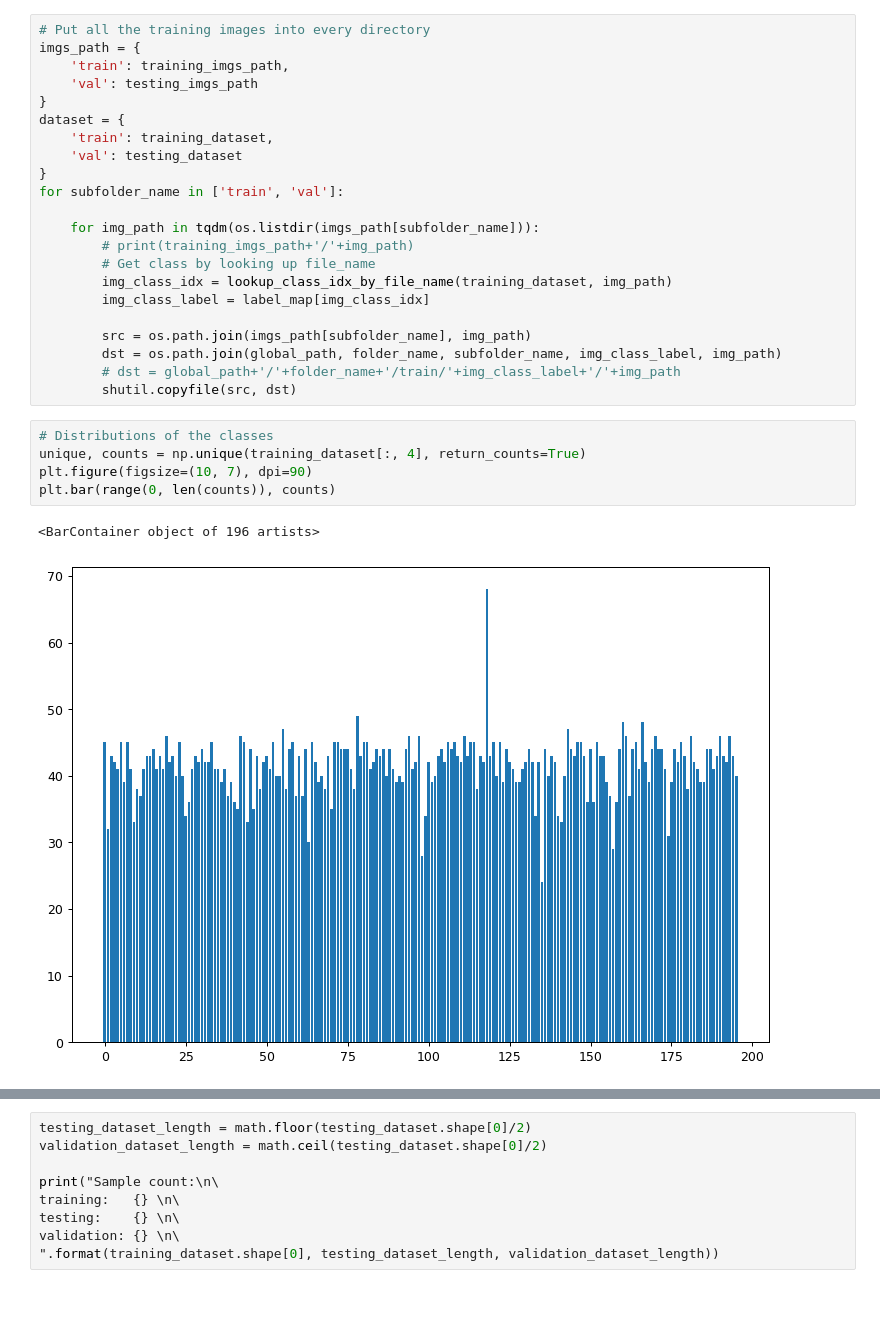
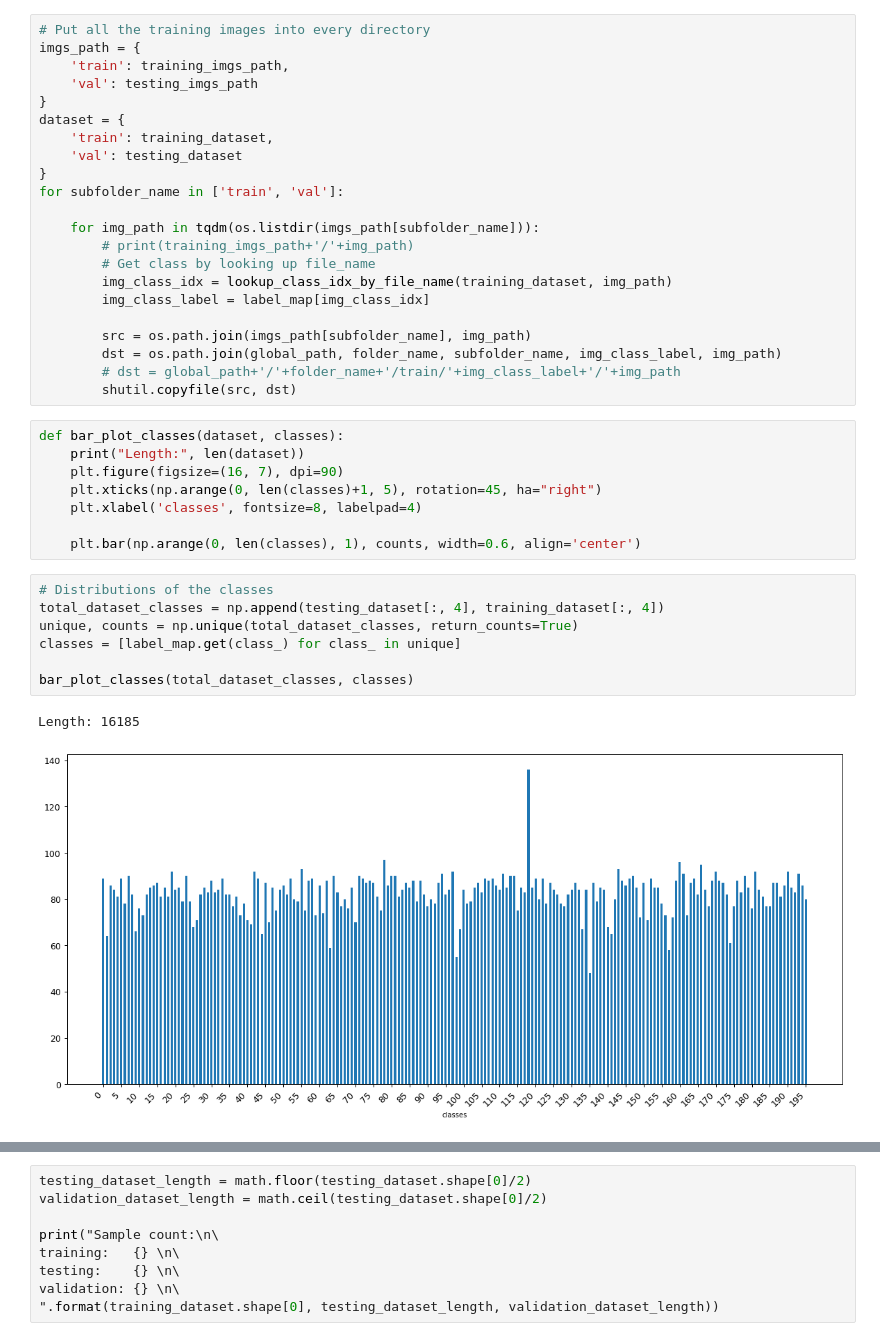
Before and after one commit to TheDylanM/REDI-utwente, a Jupyter notebook: test notebooks/Loading and describing datasets.ipynb, the cells around one changed output, grey strips where cells are left out. Saved outputs shown, nothing was run; the diff lists cells and outputs as text; blank space fills up the shorter version.

Commit message:
Busy describing datasets

```diff
--- a/test notebooks/Loading and describing datasets.ipynb
+++ b/test notebooks/Loading and describing datasets.ipynb
@@ -121,11 +121,21 @@ for subfolder_name in ['train', 'val']:
         dst = os.path.join(global_path, folder_name, subfolder_name, img_class_label, img_path)
         # dst = global_path+'/'+folder_name+'/train/'+img_class_label+'/'+img_path
         shutil.copyfile(src, dst)
-# %%
-# Distributions of the classes
-unique, counts = np.unique(training_dataset[:, 4], return_counts=True)
-plt.figure(figsize=(10, 7), dpi=90)
-plt.bar(range(0, len(counts)), counts)
-# %% [output]
-<BarContainer object of 196 artists>
-[figure, removed]
+# %%
+def bar_plot_classes(dataset, classes):
+    print("Length:", len(dataset))
+    plt.figure(figsize=(16, 7), dpi=90)
+    plt.xticks(np.arange(0, len(classes)+1, 5), rotation=45, ha="right")
+    plt.xlabel('classes', fontsize=8, labelpad=4)
+
+    plt.bar(np.arange(0, len(classes), 1), counts, width=0.6, align='center')
+# %%
+# Distributions of the classes
+total_dataset_classes = np.append(testing_dataset[:, 4], training_dataset[:, 4])
+unique, counts = np.unique(total_dataset_classes, return_counts=True)
+classes = [label_map.get(class_) for class_ in unique]
+
+bar_plot_classes(total_dataset_classes, classes)
+# %% [output]
+Length: 16185
+[figure, added]
```
Also changed, not shown: parts of 7 cells of this notebook, 1 other file.
